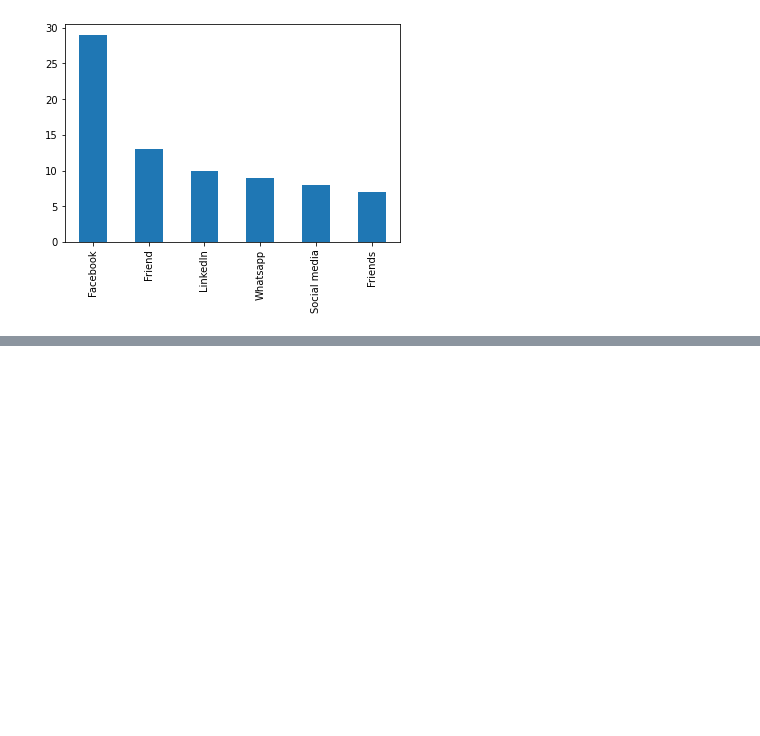
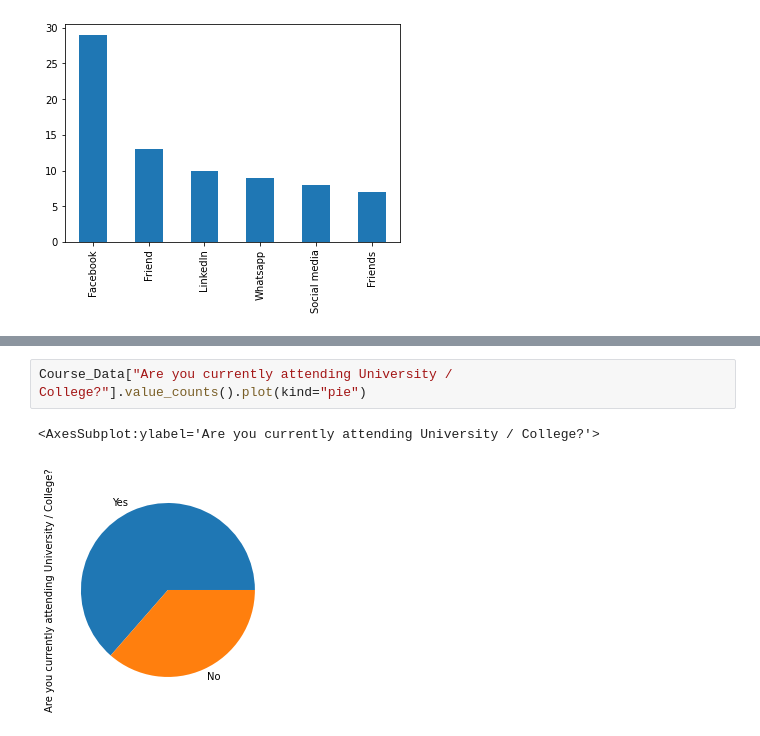
Before and after one commit to CubeStatistica/Professional-Training-for-Data-Science-RQuaidians, a Jupyter notebook: EDA_TA_JQ.ipynb, the cells around one changed output, grey strips where cells are left out. Drawn from its saved outputs; the diff is of its cells as text; blank space fills up the shorter version.

```diff
--- a/EDA_TA_JQ.ipynb
+++ b/EDA_TA_JQ.ipynb
@@ -92,0 +119,5 @@ Top_6_Course = Course_Data['How and where did you hear about this course?'].valu
+# %%
+Course_Data["Are you currently attending University / College?"].value_counts().plot(kind="pie")
+# %% [output]
+<AxesSubplot:ylabel='Are you currently attending University / College?'>
+[figure, added]
```
Also changed, not shown: parts of 5 cells of this notebook.
